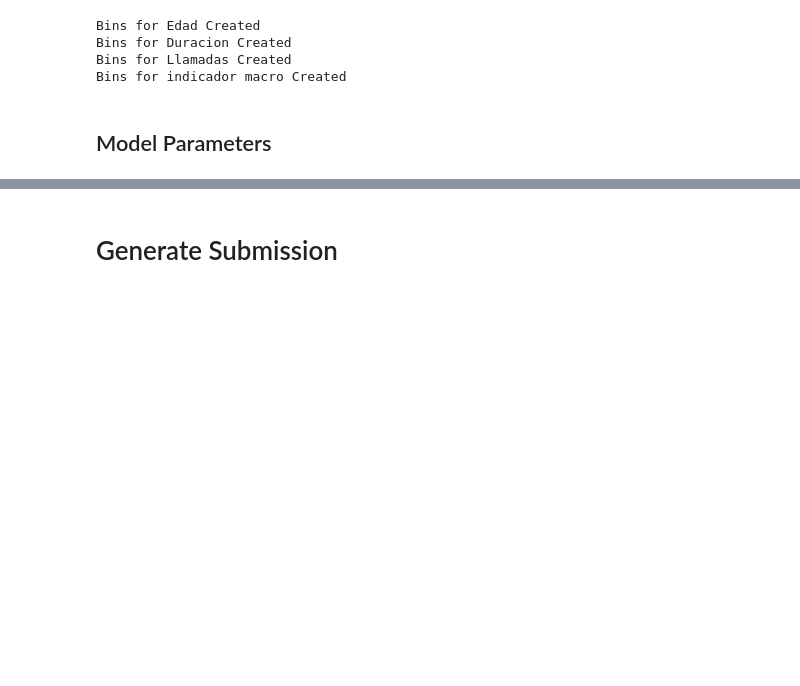
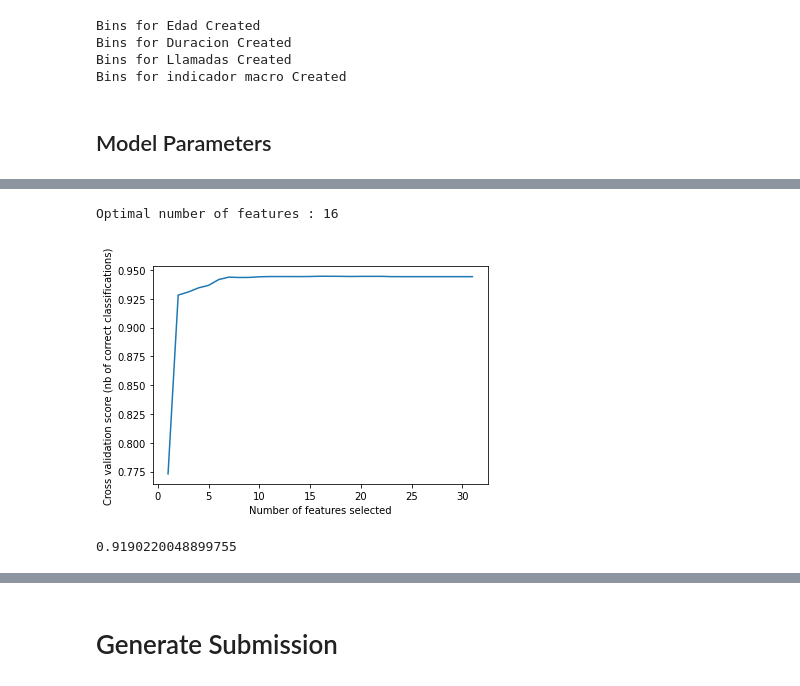
Before and after one commit to josetorresob/INF648, a Jupyter notebook: Proyecto_Final.ipynb, the cells around one changed output, grey strips where cells are left out. Drawn from its saved outputs; the diff is of its cells as text; code cells hidden in the pictures; blank space fills up the shorter version.

```diff
--- a/Proyecto_Final.ipynb
+++ b/Proyecto_Final.ipynb
@@ -948,0 +946,19 @@ generate_auc_roc_curve(rf, x_test)
+# %%
+from sklearn.ensemble import RandomForestClassifier, GradientBoostingClassifier, AdaBoostClassifier
+from xgboost import XGBClassifier
+#Probamos con 4 modelos
+clf1 = RandomForestClassifier(n_estimators =  100,  n_jobs=-1, random_state = 5)
+clf2 = GradientBoostingClassifier(learning_rate = 0.1, n_estimators = 100, random_state = 5)
+clf3 = XGBClassifier(nthreads = -1, random_state = 5)
+clf4 = AdaBoostClassifier(random_state = 5)
+
+classifiers = [('RF', clf1), ('GB', clf2), ('XB', clf3), ('AB', clf4)]
+
+for clf_name, clf in classifiers:
+    clf.fit(x_train, y_train)
+    print("{:3} classifier:\n \
+        \ttrain accuracy: {:.2f}\n \
+        \ttest accuracy: {:.2f}"
+        .format(clf_name,
+                clf.score(x_train, y_train),
+                clf.score(x_test, y_test)))
@@ -1030,0 +1117,25 @@ AB  classifier:
+# %%
+#Extraido del NB de clase
+import matplotlib.pyplot as plt
+from sklearn.svm import SVC
+from sklearn.model_selection import StratifiedKFold
+from sklearn.feature_selection import RFECV
+from sklearn.datasets import make_classification
+
+
+rfecv = RFECV(estimator=clf3, step=1, cv=StratifiedKFold(2),
+              scoring='roc_auc')
+#Buscaremos el mejor AUC
+rfecv.fit(x_train, y_train)
+
+print("Optimal number of features : %d" % rfecv.n_features_)
+
+# Plot number of features VS. cross-validation scores
+plt.figure()
+plt.xlabel("Number of features selected")
+plt.ylabel("Cross validation score (nb of correct classifications)")
+plt.plot(range(1, len(rfecv.grid_scores_) + 1), rfecv.grid_scores_)
+plt.show()
+# %% [output]
+Optimal number of features : 16
+[figure, added]
@@ -1030,0 +1144,6 @@ AB  classifier:
+# %%
+ clf3.fit(x_train_new, y_train)
+ x_test_new = rfecv.transform(x_test)
+ clf3.score(x_test_new,y_test)
+# %% [output]
+0.9190220048899755
```
Also changed, not shown: parts of 34 cells of this notebook.
